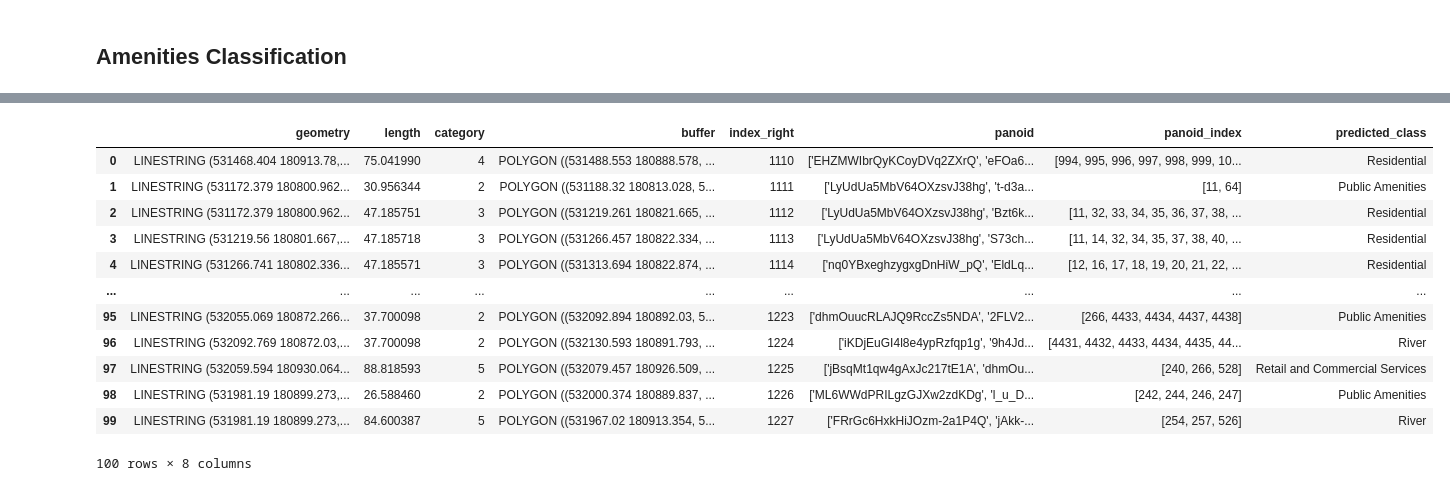
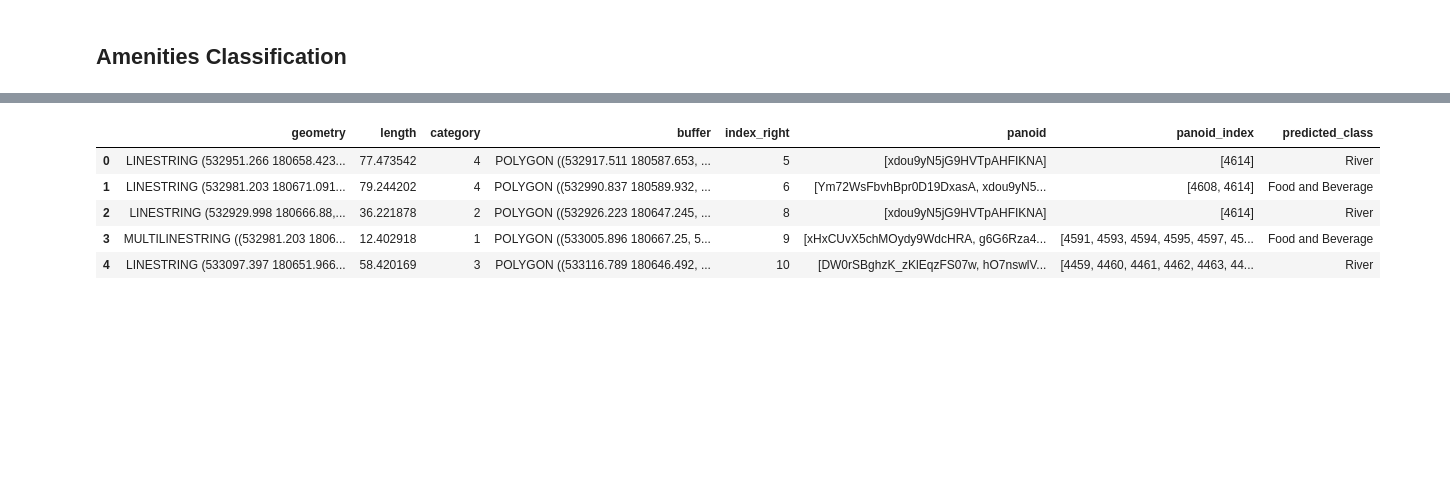
Before and after one commit to luciannijman/STREET, a Jupyter notebook: main.ipynb, the cells around one changed output, grey strips where cells are left out. Saved outputs shown, nothing was run; the diff lists cells and outputs as text; code cells hidden in the pictures; blank space fills up the shorter version.

```diff
--- a/main.ipynb
+++ b/main.ipynb
@@ -345,13 +255,6 @@ linestring_panoids_bc = linestring_panoids[1000:3000]
+# %%
+linestring_panoids_road = linestring_panoids
 # %%
-import torch
-from torchvision import transforms, models
-from PIL import Image
-import numpy as np
-import pandas as pd
-from collections import Counter
-import os
-
-
 # Define the transformation
 transform = transforms.Compose([
     transforms.Resize((128, 128)),
@@ -396,7 +299,7 @@ class_names = ['main_road', 'residential_road', 'pedestrian_road']
 # Process each index_right
 predictions = []
 
-for idx, row in linestring_panoids_bc.iterrows():
+for idx, row in linestring_panoids_road.iterrows():
     index_right = row['index_right']
     panoid_indices = row['panoid_index']
 
@@ -431,9 +334,9 @@ for idx, row in linestring_panoids_bc.iterrows():
         predictions.append(None)
 
 # Add the predictions as a new column
-linestring_panoids_bc['predicted_class'] = predictions
+linestring_panoids_road['predicted_class'] = predictions
 
 # Display the updated DataFrame
-print(linestring_panoids_bc)
+print(linestring_panoids_road)
 # %% [output]
       index_right                                             panoid  \
@@ -511,13 +398,7 @@ linestring_panoids_bc_am = linestring_panoids[1000:3000]
+# %%
+# Copying the original linestring_panoids to apply the model on it
+linestring_panoids_amenities = linestring_panoids
 # %%
-import torch
-from torchvision import transforms, models
-from PIL import Image
-import numpy as np
-import pandas as pd
-from collections import Counter
-import os
-
-
 # Define the transformation
 transform = transforms.Compose([
     transforms.Resize((128, 128)),
@@ -561,7 +442,7 @@ class_names = [' Bridge', ' Education and Learning Spaces', 'Entertainment and C
 # Process each index_right
 predictions = []
 
-for idx, row in linestring_panoids_bc_am.iterrows():
+for idx, row in linestring_panoids_amenities.iterrows():
     index_right = row['index_right']
     panoid_indices = row['panoid_index']
 
@@ -596,9 +477,9 @@ for idx, row in linestring_panoids_bc_am.iterrows():
         predictions.append(None)
 
 # Add the predictions as a new column
-linestring_panoids_bc_am['predicted_class'] = predictions
+linestring_panoids_amenities['predicted_class'] = predictions
 
 # Display the updated DataFrame
-print(linestring_panoids_bc_am)
+print(linestring_panoids_amenities)
 # %% [output]
       index_right                                             panoid  \
@@ -634,24 +506,14 @@ shiya_c = pd.read_csv('linestring_panoids_ameneties_C.csv')
 # %%
 # Merge GeoDataFrame and DataFrame
-merged_gdf_amenities = merged_streets_gdf.merge(mac1, left_index=True, right_on='index_right', how='inner')
-merged_gdf_amenities = merged_streets_gdf.merge(yig_a, left_index=True, right_on='index_right', how='inner')
-#merged_gdf_amenities = merged_streets_gdf.merge(shiya_c, left_index=True, right_on='index_right', how='inner')
-merged_gdf_amenities = merged_streets_gdf.merge(mac, left_index=True, right_on='index_right', how='inner')
+merged_gdf_amenities = merged_streets_gdf.merge(linestring_panoids_amenities, left_index=True, right_on='index_right', how='inner')
 
 # Verify the result
-merged_gdf_amenities.head(100)
+merged_gdf_amenities.head()
 # %% [output]
 |  | geometry | length | category | buffer | index_right | panoid | panoid_index | predicted_class |
-| 0 | LINESTRING (531468.404 180913.78,... | 75.041990 | 4 | POLYGON ((531488.553 180888.578, ... | 1110 | ['EHZMWIbrQyKCoyDVq2ZXrQ', 'eFOa6... | [994, 995, 996, 997, 998, 999, 10... | Residential |
-| 1 | LINESTRING (531172.379 180800.962... | 30.956344 | 2 | POLYGON ((531188.32 180813.028, 5... | 1111 | ['LyUdUa5MbV64OXzsvJ38hg', 't-d3a... | [11, 64] | Public Amenities |
-| 2 | LINESTRING (531172.379 180800.962... | 47.185751 | 3 | POLYGON ((531219.261 180821.665, ... | 1112 | ['LyUdUa5MbV64OXzsvJ38hg', 'Bzt6k... | [11, 32, 33, 34, 35, 36, 37, 38, ... | Residential |
-| 3 | LINESTRING (531219.56 180801.667,... | 47.185718 | 3 | POLYGON ((531266.457 180822.334, ... | 1113 | ['LyUdUa5MbV64OXzsvJ38hg', 'S73ch... | [11, 14, 32, 34, 35, 37, 38, 40, ... | Residential |
-| 4 | LINESTRING (531266.741 180802.336... | 47.185571 | 3 | POLYGON ((531313.694 180822.874, ... | 1114 | ['nq0YBxeghzygxgDnHiW_pQ', 'EldLq... | [12, 16, 17, 18, 19, 20, 21, 22, ... | Residential |
-| ... | ... | ... | ... | ... | ... | ... | ... | ... |
-| 95 | LINESTRING (532055.069 180872.266... | 37.700098 | 2 | POLYGON ((532092.894 180892.03, 5... | 1223 | ['dhmOuucRLAJQ9RccZs5NDA', '2FLV2... | [266, 4433, 4434, 4437, 4438] | Public Amenities |
-| 96 | LINESTRING (532092.769 180872.03,... | 37.700098 | 2 | POLYGON ((532130.593 180891.793, ... | 1224 | ['iKDjEuGI4l8e4ypRzfqp1g', '9h4Jd... | [4431, 4432, 4433, 4434, 4435, 44... | River |
-| 97 | LINESTRING (532059.594 180930.064... | 88.818593 | 5 | POLYGON ((532079.457 180926.509, ... | 1225 | ['jBsqMt1qw4gAxJc217tE1A', 'dhmOu... | [240, 266, 528] | Retail and Commercial Services |
-| 98 | LINESTRING (531981.19 180899.273,... | 26.588460 | 2 | POLYGON ((532000.374 180889.837, ... | 1226 | ['ML6WWdPRILgzGJXw2zdKDg', 'l_u_D... | [242, 244, 246, 247] | Public Amenities |
-| 99 | LINESTRING (531981.19 180899.273,... | 84.600387 | 5 | POLYGON ((531967.02 180913.354, 5... | 1227 | ['FRrGc6HxkHiJOzm-2a1P4Q', 'jAkk-... | [254, 257, 526] | River |
+| 0 | LINESTRING (532951.266 180658.423... | 77.473542 | 4 | POLYGON ((532917.511 180587.653, ... | 5 | [xdou9yN5jG9HVTpAHFIKNA] | [4614] | River |
+| 1 | LINESTRING (532981.203 180671.091... | 79.244202 | 4 | POLYGON ((532990.837 180589.932, ... | 6 | [Ym72WsFbvhBpr0D19DxasA, xdou9yN5... | [4608, 4614] | Food and Beverage |
+| 2 | LINESTRING (532929.998 180666.88,... | 36.221878 | 2 | POLYGON ((532926.223 180647.245, ... | 8 | [xdou9yN5jG9HVTpAHFIKNA] | [4614] | River |
+| 3 | MULTILINESTRING ((532981.203 1806... | 12.402918 | 1 | POLYGON ((533005.896 180667.25, 5... | 9 | [xHxCUvX5chMOydy9WdcHRA, g6G6Rza4... | [4591, 4593, 4594, 4595, 4597, 45... | Food and Beverage |
+| 4 | LINESTRING (533097.397 180651.966... | 58.420169 | 3 | POLYGON ((533116.789 180646.492, ... | 10 | [DW0rSBghzK_zKlEqzFS07w, hO7nswlV... | [4459, 4460, 4461, 4462, 4463, 44... | River |
-100 rows × 8 columns
 # %%
```
Also changed, not shown: parts of 19 cells of this notebook, 2 other files.
